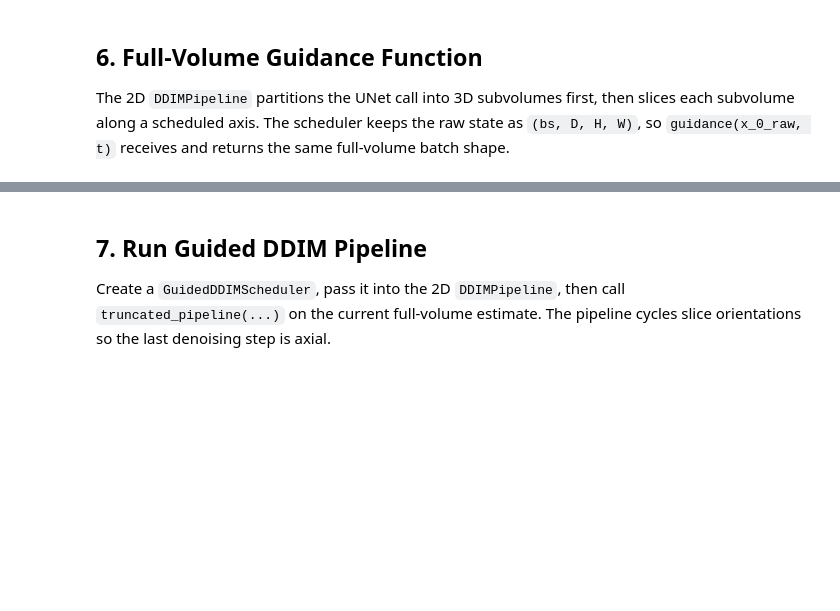
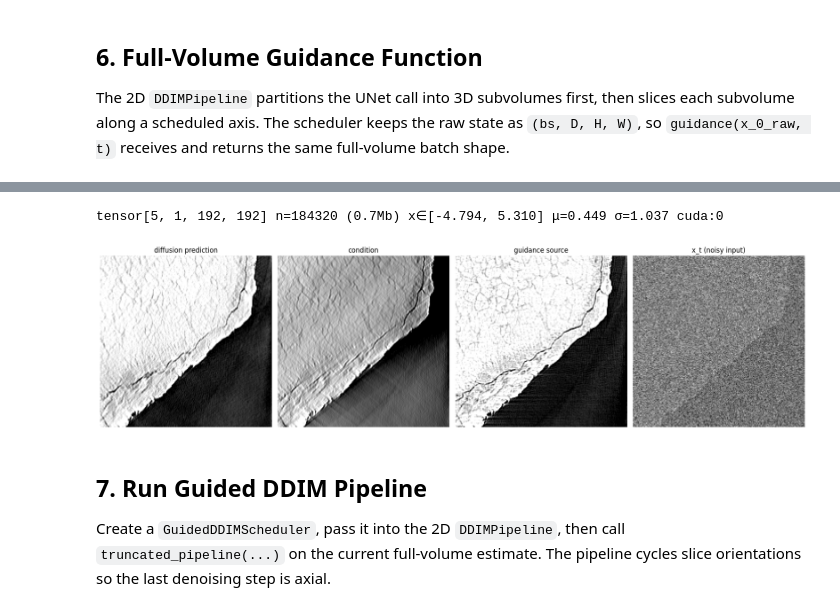
Before and after one commit to SwissDataScienceCenter/sdate, a Jupyter notebook: notebooks/test_isodiffusion_conditional_2d.ipynb, the cells around one changed output, grey strips where cells are left out. Drawn from its saved outputs; the diff is of its cells as text; code cells hidden in the pictures; blank space fills up the shorter version.

```diff
--- a/notebooks/test_isodiffusion_conditional_2d.ipynb
+++ b/notebooks/test_isodiffusion_conditional_2d.ipynb
@@ -42,8 +44,8 @@ initial_volume_path = None  # or Path('/path/to/previous_estimate.npy')
 checkpoint_path = Path('/myhome/sdate/checkpoints/ddpm_isodiffusion2d_f1_2d.pt')
 output_path = PROJECT_ROOT / 'outputs' / 'isodiffusion_recon_2d.npy'
 
-patch_size = 128
-volume_batch_size = 10
+patch_size = 192
+volume_batch_size = 5
 preview_batch_index = 0
 
 # Debug controls for the cells below.
@@ -84,16 +93,16 @@ print(dict(angular_range_deg=angular_range_deg, start_angle_deg=start_angle_deg,
 # %% [markdown]
 ## 4. Crop Debug Volume
 # %%
-start = 400
-condition = condition[start:start + 128, start:start + 128, start:start + 128]
-initial = initial[start:start + 128, start:start + 128, start:start + 128]
-ground_truth = ground_truth[start:start + 128, start:start + 128, start:start + 128]
-condition, initial, ground_truth
+# start = 300
+# condition = condition[start:start + patch_size, start:start + patch_size, start:start + patch_size]
+# initial = initial[start:start + patch_size, start:start + patch_size, start:start + patch_size]
+# ground_truth = ground_truth[start:start + patch_size, start:start + patch_size, start:start + patch_size]
+# condition, initial, ground_truth
 
 # # For a quick debug crop, keep one model-sized slab. For full inference, comment this cell out.
-# condition = condition[128:128 + patch_size]
-# initial = initial[128:128 + patch_size]
-# ground_truth = ground_truth[128:128 + patch_size]
+# condition = condition[patch_size:patch_size + patch_size]
+# initial = initial[patch_size:patch_size + patch_size]
+# ground_truth = ground_truth[patch_size:patch_size + patch_size]
 # condition, initial, ground_truth
 # %% [markdown]
 ## 5. Patch Geometry
@@ -233,38 +253,41 @@ torch.cuda.empty_cache()
 NUM_INFERENCE_STEPS = 50
 scheduler = GuidedDDIMScheduler(1000, clip_sample_range=5)
 scheduler.set_timesteps(NUM_INFERENCE_STEPS)
-timestep = 800
+timestep = 600
 
 x = normalize_fn(debug_ground_truth_slice.float().unsqueeze(1)).to(device)
 conditioning = normalize_fn(debug_condition_slice.float().unsqueeze(1)).to(device)
 timesteps = torch.full((x.shape[0],), timestep, device=device, dtype=torch.long)
 x_t = scheduler.add_noise(x, torch.randn_like(x), timesteps=timesteps)
 
 with torch.no_grad():
     model_input = torch.cat([x_t, conditioning], dim=1)
     class_labels = torch.ones((model_input.shape[0],), device=device, dtype=torch.long)
     noise_pred = model(
         model_input,
         timestep=timesteps,
         class_labels=class_labels,
         return_dict=False,
     )[0]
     x_0_pred = scheduler.step(noise_pred, timestep=timestep, sample=x_t).pred_original_sample
     diffusion_pred = denormalize_fn(x_0_pred)
 
 fig, axes = plt.subplots(1, 4, figsize=(18, 5))
 axes[0].imshow(diffusion_pred[0, 0].cpu(), cmap='gray', vmin=vmin, vmax=vmax)
 axes[0].set_title('diffusion prediction')
 axes[1].imshow(debug_condition_slice[0], cmap='gray', vmin=vmin, vmax=vmax)
 axes[1].set_title('condition')
 axes[2].imshow(debug_ground_truth_slice[0], cmap='gray', vmin=vmin, vmax=vmax)
 axes[2].set_title('guidance source')
 axes[3].imshow(x_t[0, 0].cpu(), cmap='gray')
 axes[3].set_title('x_t (noisy input)')
 for ax in axes:
     ax.axis('off')
 plt.tight_layout()
 x_t
+# %% [output]
+tensor[5, 1, 192, 192] n=184320 (0.7Mb) x∈[-4.794, 5.310] μ=0.449 σ=1.037 cuda:0
+[figure, added]
 # %% [markdown]
 ## 7. Run Guided DDIM Pipeline
 
```
Also changed, not shown: parts of 7 cells of this notebook, 14 other files.
